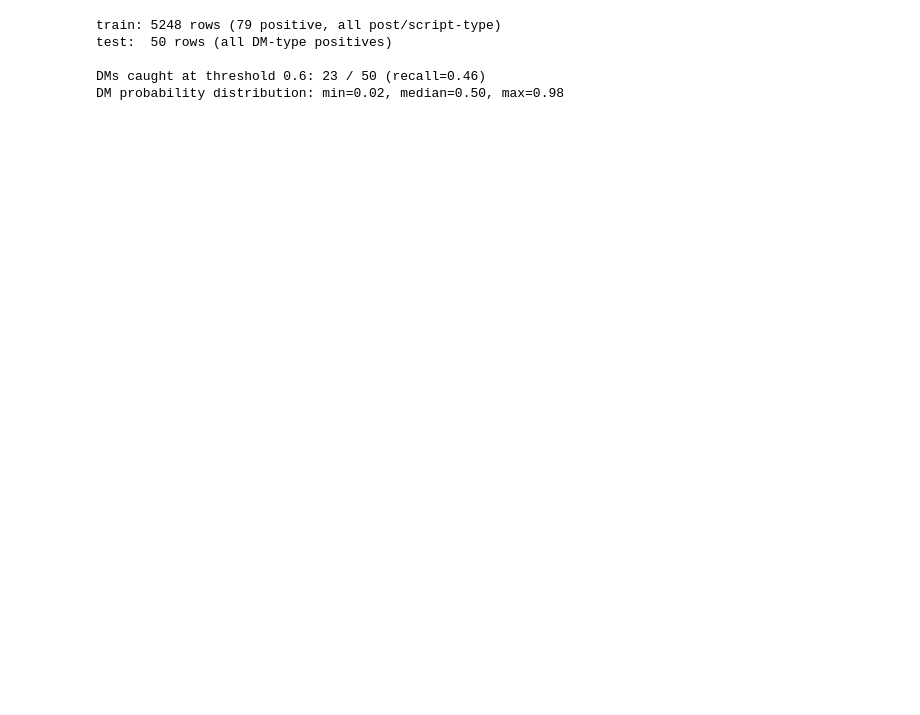
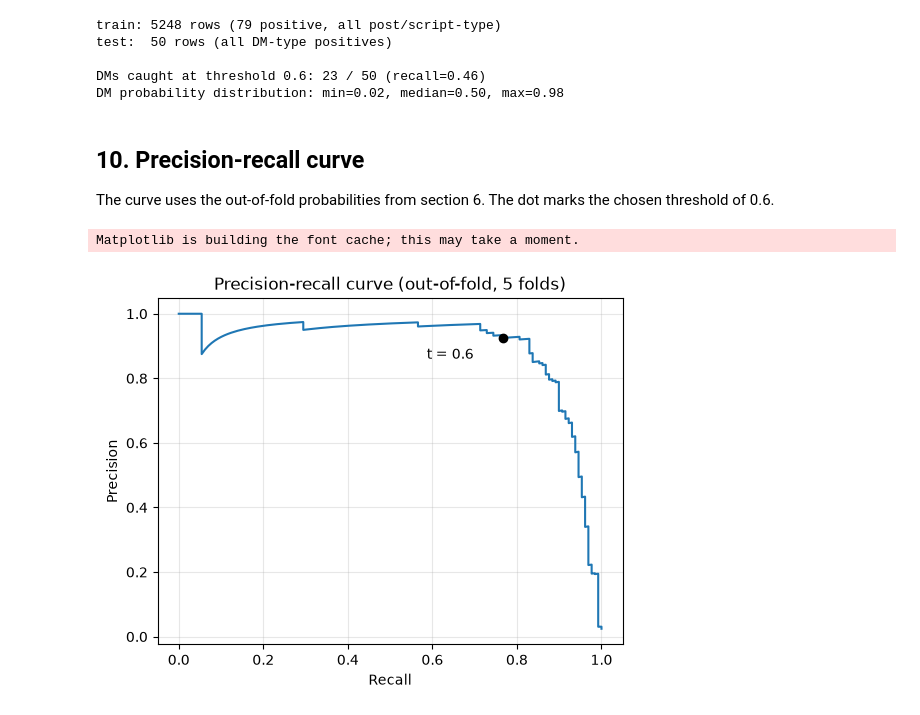
Before and after one commit to adampharrels/isThisMLM, a Jupyter notebook: notebooks/01_data.ipynb, the cells around one changed output. Cells and saved outputs as stored; diff of their text form; code cells hidden in the pictures; blank space fills up the shorter version.

Commit message:
Re-run all cells, add section headings and precision-recall plot; no changes to existing code

```diff
--- a/notebooks/01_data.ipynb
+++ b/notebooks/01_data.ipynb
@@ -339,3 +400,27 @@ test:  50 rows (all DM-type positives)
 
 DMs caught at threshold 0.6: 23 / 50 (recall=0.46)
 DM probability distribution: min=0.02, median=0.50, max=0.98
+# %% [markdown]
+## 10. Precision-recall curve
+
+The curve uses the out-of-fold probabilities from section 6. The dot marks the chosen threshold of 0.6.
+# %%
+import matplotlib.pyplot as plt
+
+# precision and recall at the chosen threshold, same calculation as the threshold table
+preds_chosen = (oof_proba >= THRESHOLD).astype(int)
+p_chosen = precision_score(Y, preds_chosen)
+r_chosen = recall_score(Y, preds_chosen)
+
+plt.figure(figsize=(6, 4.5))
+plt.plot(recalls, precisions)
+plt.scatter([r_chosen], [p_chosen], color="black", zorder=3)
+plt.annotate(f"t = {THRESHOLD}", (r_chosen, p_chosen), textcoords="offset points", xytext=(-55, -15))
+plt.xlabel("Recall")
+plt.ylabel("Precision")
+plt.title("Precision-recall curve (out-of-fold, 5 folds)")
+plt.grid(alpha=0.3)
+plt.show()
+# %% [output]
+Matplotlib is building the font cache; this may take a moment.
+[figure, added]
```
Also changed, not shown: parts of 13 cells of this notebook.
